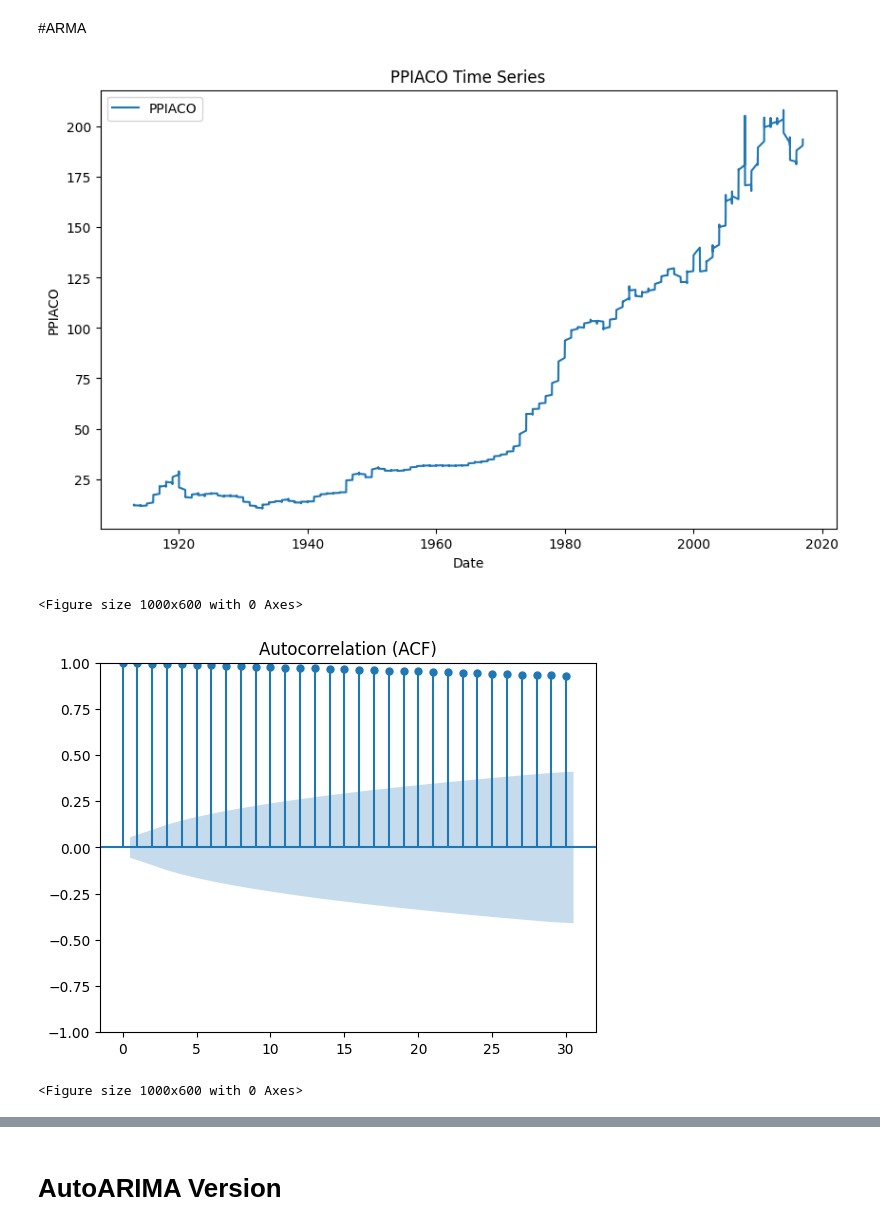
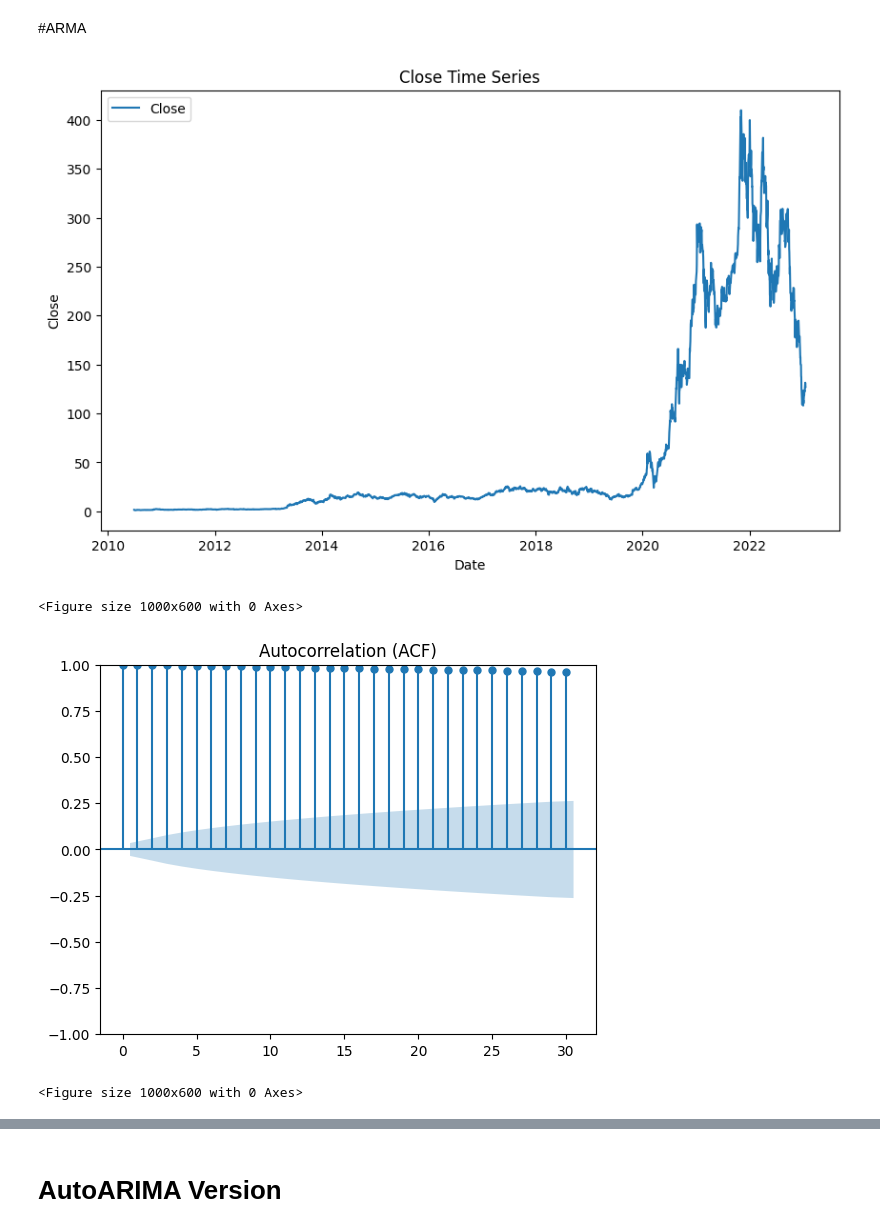
Before and after one commit to ovieimara/ITNPBD4, a Jupyter notebook: BD4_Practical_2.ipynb, the cells around one changed output, grey strips where cells are left out. Saved outputs shown, nothing was run; the diff lists cells and outputs as text; code cells hidden in the pictures.

```diff
--- a/BD4_Practical_2.ipynb
+++ b/BD4_Practical_2.ipynb
@@ -7,7 +7,7 @@ from statsmodels.stats.stattools import durbin_watson
 from statsmodels.api import OLS, add_constant
 
 # Load the dataset
-file_path = '/content/PPIACO.csv'
+file_path = '/content/Tesla Stock Price (2010 to 2023).csv'
 data = pd.read_csv(file_path)
 # %%
 data.head()
@@ -429,29 +434,30 @@ from statsmodels.stats.stattools import durbin_watson
 warnings.filterwarnings('ignore')
 
 # Load the dataset
-file_path = '/content/PPIACO.csv'  # Update this path
+# file_path = '/content/PPIACO.csv'  # Update this path
 data = pd.read_csv(file_path)
-data['DATE'] = pd.to_datetime(data['DATE'], format='%d/%m/%Y')
-data = data.sort_values('DATE')
-data.set_index('DATE', inplace=True)
+data[independent] = pd.to_datetime(data[independent], format='%d/%m/%Y')
+data = data.sort_values(independent)
+data.set_index(independent, inplace=True)
 
 # Plot PACF
 plt.figure(figsize=(10,6))
-plot_pacf(data['PPIACO'], lags=30, method='ywm')
-plt.title('Partial Autocorrelation Function (PACF) of PPIACO')
+plot_pacf(data[dependent], lags=30, method='ywm')
+plt.title(f'Partial Autocorrelation Function (PACF) of {dependent}')
 plt.xlabel('Lag')
 plt.ylabel('PACF')
 plt.show()
 
 # Fit AR(p) models and find the best p using AIC
-max_p = 20
+max_p = 6
 best_aic = np.inf
 best_p = 0
 best_model = None
 
 for p in range(1, max_p + 1):
     try:
-        model = AutoReg(data['PPIACO'], lags=p, old_names=False).fit()
+        model = AutoReg(data[dependent], lags=p, old_names=False).fit()
+        print(f"AR({p}) model AIC: {model.aic} vs {best_aic}")
         if model.aic < best_aic:
             best_aic = model.aic
             best_p = p
@@ -535,60 +548,62 @@ import pmdarima as pm
 from statsmodels.graphics.tsaplots import plot_acf, plot_pacf
 
 # Load the dataset
-file_path = '/content/PPIACO.csv'  # Update this path
+# file_path = '/content/PPIACO.csv'  # Update this path
 data = pd.read_csv(file_path)
-data['DATE'] = pd.to_datetime(data['DATE'], format='%d/%m/%Y')
-data = data.sort_values('DATE')
-data.set_index('DATE', inplace=True)
-ppiaco = data['PPIACO']
+data[independent] = pd.to_datetime(data[independent], format='%d/%m/%Y')
+data = data.sort_values(independent)
+data.set_index(independent, inplace=True)
+# ppiaco = data[dependent]
 
 # Plotting the data to observe the series
 plt.figure(figsize=(10, 6))
-plt.plot(ppiaco, label='PPIACO')
-plt.title('PPIACO Time Series')
-plt.xlabel('Date')
-plt.ylabel('PPIACO')
+plt.plot(data[dependent], label=f'{dependent}')
+plt.title(f'{dependent} Time Series')
+plt.xlabel(independent)
+plt.ylabel(f'{dependent}')
 plt.legend()
 plt.show()
 
 # Step 1: Plot ACF and PACF to get a sense of possible AR and MA orders
 plt.figure(figsize=(10, 6))
-plot_acf(ppiaco, lags=30)
+plot_acf(data[dependent], lags=30)
 plt.title('Autocorrelation (ACF)')
 plt.show()
 
 plt.figure(figsize=(10, 6))
-plot_pacf(ppiaco, lags=30, method='ywm')
+plot_pacf(data[dependent], lags=30, method='ywm')
 plt.title('Partial Autocorrelation (PACF)')
 plt.show()
 
 # Step 2: Fit an ARMA model using pmdarima's auto_arima
 # Setting d=0 ensures we fit an ARMA model rather than an ARIMA model
-auto_arma_model = pm.auto_arima(ppiaco, start_p=0, max_p=5, start_q=0, max_q=5,
+auto_arma_model = pm.auto_arima(data[dependent], start_p=0, max_p=5, start_q=0, max_q=5,
                                 d=0, seasonal=False, trace=True,
                                 information_criterion='aic', suppress_warnings=True)
 
 print(auto_arma_model.summary())
 
 # Step 3: Forecasting using the fitted ARMA model
 n_forecast = 24  # Number of periods to forecast
 forecast, conf_int = auto_arma_model.predict(n_periods=n_forecast, return_conf_int=True)
 
 # Create a new date range for the forecast
-forecast_index = pd.date_range(ppiaco.index[-1], periods=n_forecast + 1, freq='M')[1:]
+forecast_index = pd.date_range(data[dependent].index[-1], periods=n_forecast + 1, freq='D')[1:]
 
 # Plotting the forecast
 plt.figure(figsize=(12, 6))
-plt.plot(ppiaco, label='PPIACO (Actual)')
+plt.plot(data[dependent], label=f'{dependent} (Actual)')
 plt.plot(forecast_index, forecast, color='orange', label='Forecast')
 plt.fill_between(forecast_index, conf_int[:, 0], conf_int[:, 1], color='pink', alpha=0.3, label='Confidence Interval')
-plt.title('PPIACO ARMA Forecast')
-plt.xlabel('Date')
-plt.ylabel('PPIACO')
+plt.title(f'{dependent} ARMA Forecast')
+plt.xlabel(independent)
+plt.ylabel(dependent)
 plt.legend()
 plt.show()
+
+print(f'Forecasted values: {forecast} {conf_int}')
 # %% [output]
-[figure, old version]
+[figure, new version]
 <Figure size 1000x600 with 0 Axes>
-[figure, old version]
+[figure, new version]
 <Figure size 1000x600 with 0 Axes>
```
Also changed, not shown: parts of 16 cells of this notebook.
